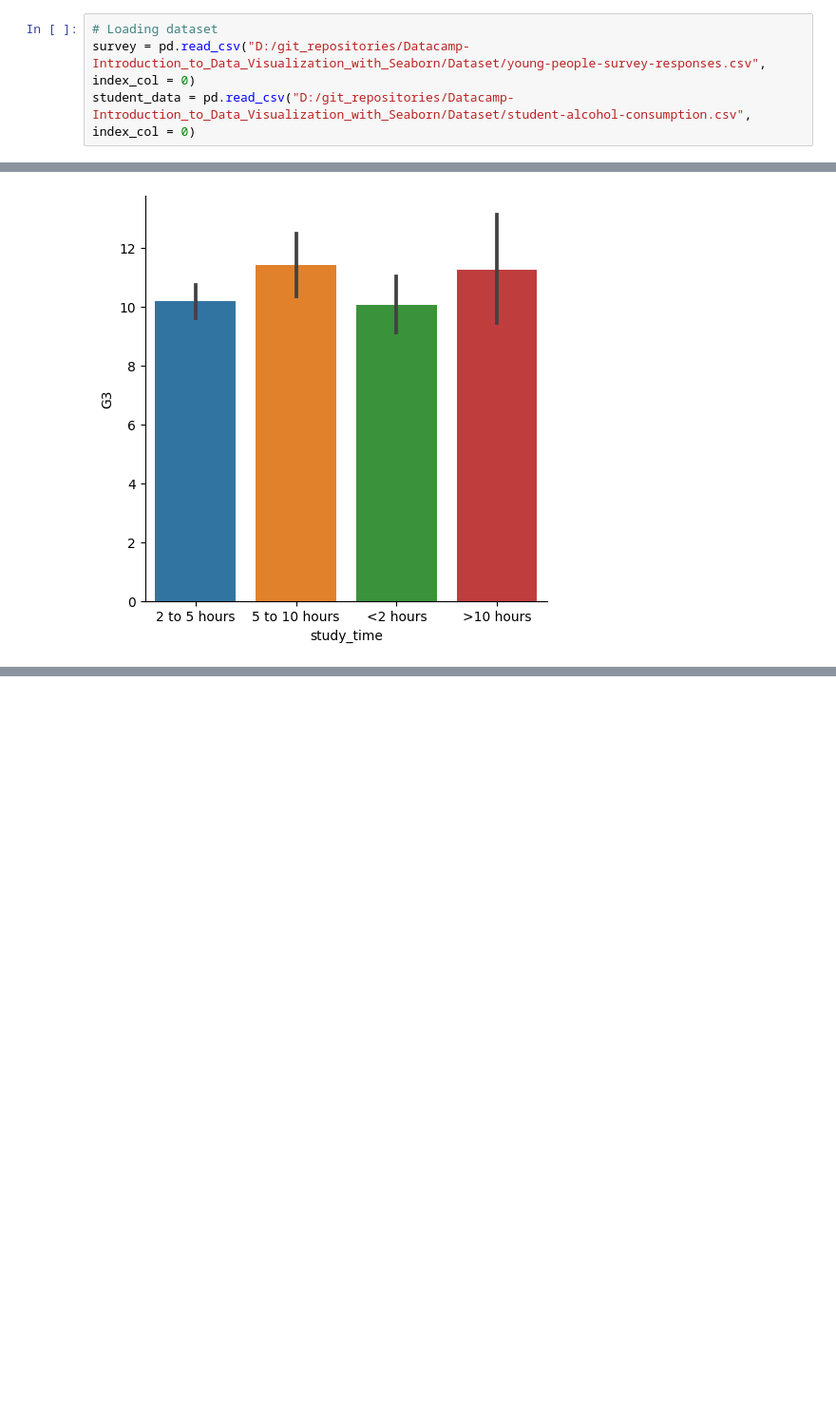
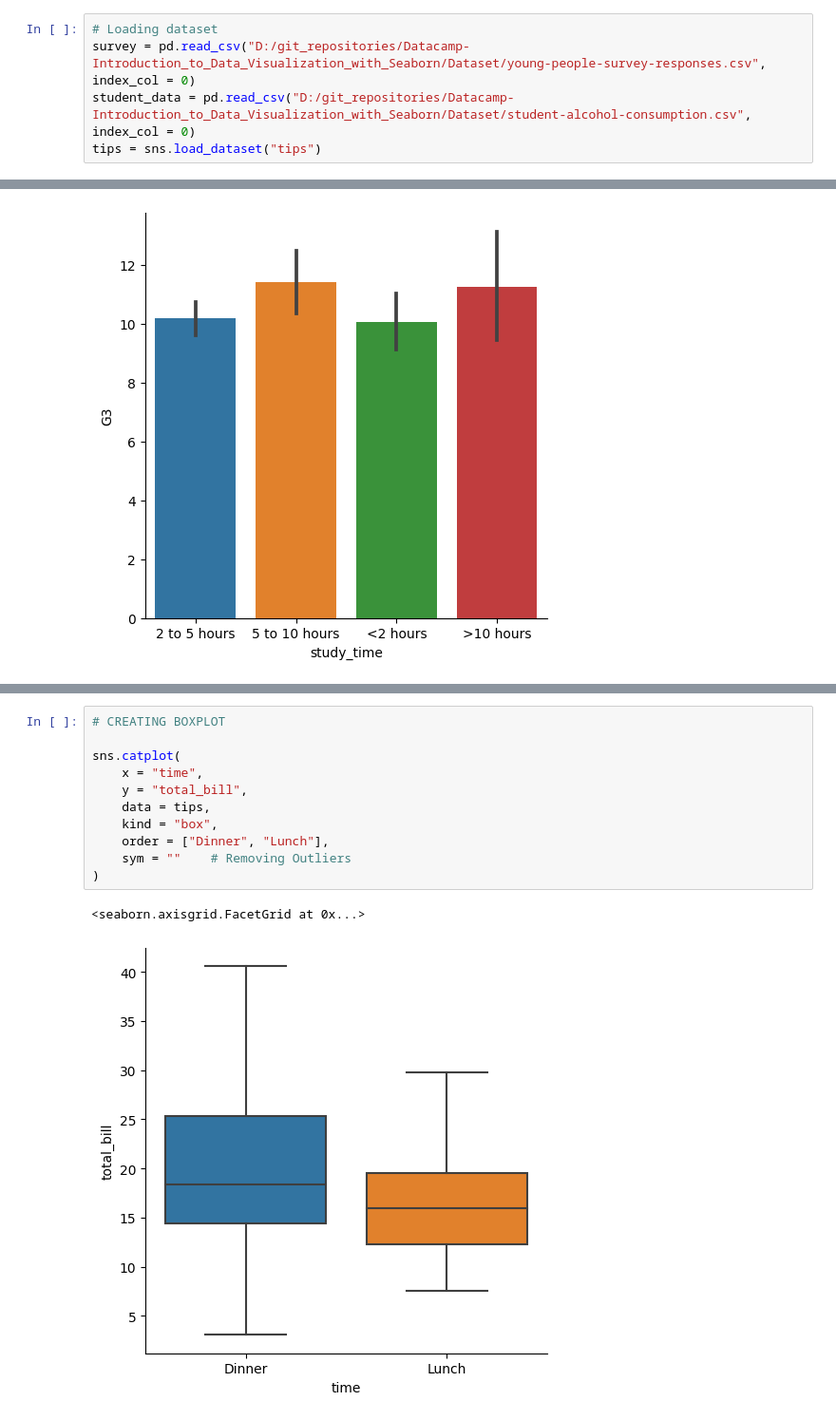
Before and after one commit to ishtiakrongon/Datacamp-Introduction_to_Data_Visualization_with_Seaborn, a Jupyter notebook: Visualizing categorical variable.ipynb, the cells around one changed output, grey strips where cells are left out. Shown at 95% size. Drawn from its saved outputs; the diff is of its cells as text; blank space fills up the shorter version.

```diff
--- a/Visualizing categorical variable.ipynb
+++ b/Visualizing categorical variable.ipynb
@@ -14,6 +14,7 @@ import seaborn as sns
 # Loading dataset
 survey = pd.read_csv("D:/git_repositories/Datacamp-Introduction_to_Data_Visualization_with_Seaborn/Dataset/young-people-survey-responses.csv", index_col = 0)
 student_data = pd.read_csv("D:/git_repositories/Datacamp-Introduction_to_Data_Visualization_with_Seaborn/Dataset/student-alcohol-consumption.csv", index_col = 0)
+tips = sns.load_dataset("tips")
 # %%
 survey.head()
 # %% [output]
@@ -82,0 +113,14 @@ plt.show()
+# %%
+# CREATING BOXPLOT
+
+sns.catplot(
+    x = "time",
+    y = "total_bill",
+    data = tips,
+    kind = "box",
+    order = ["Dinner", "Lunch"],
+    sym = ""    # Removing Outliers
+)
+# %% [output]
+<seaborn.axisgrid.FacetGrid at 0x...>
+[figure, added]
```
Also changed, not shown: parts of 3 cells of this notebook.
